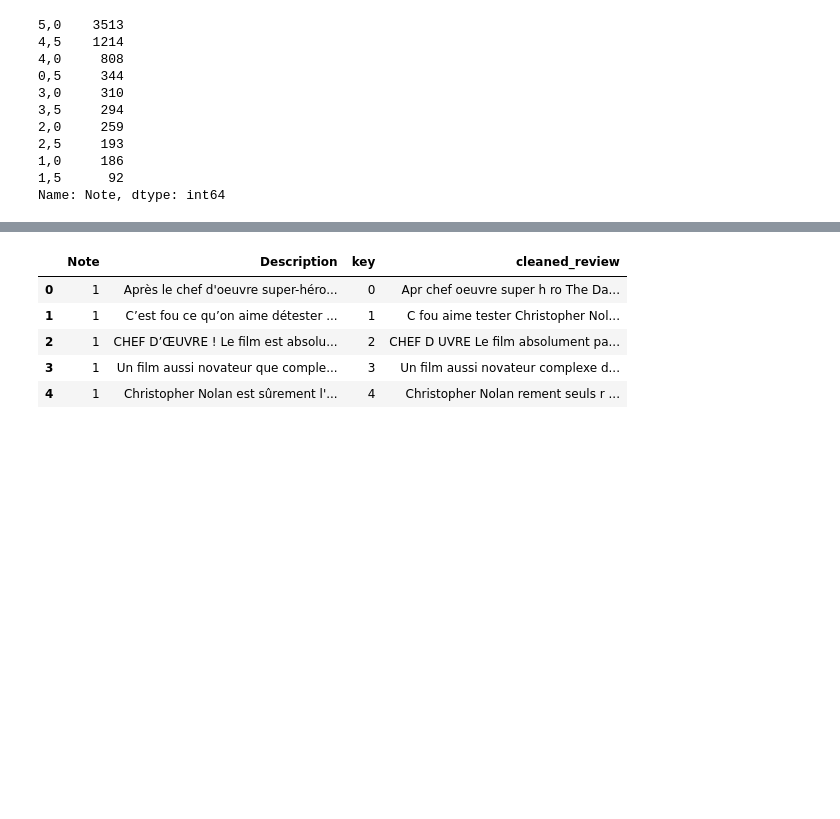
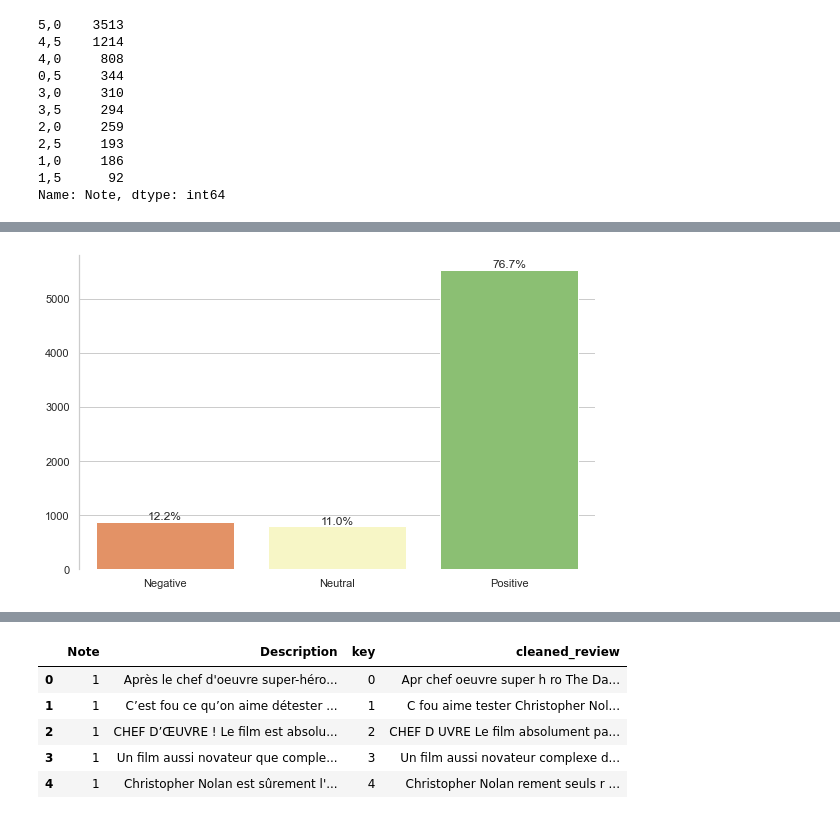
Before and after one commit to aggie7777/Jedha-Projects, a Jupyter notebook: Bloc4-analyse_unstructured_data/Analyse_sentiments_fre/allomovie_pen.ipynb, the cells around one changed output, grey strips where cells are left out. Cells and saved outputs as stored; diff of their text form; code cells hidden in the pictures; blank space fills up the shorter version.

```diff
--- a/Bloc4-analyse_unstructured_data/Analyse_sentiments_fre/allomovie_pen.ipynb
+++ b/Bloc4-analyse_unstructured_data/Analyse_sentiments_fre/allomovie_pen.ipynb
@@ -148 +171,28 @@ data.Note.value_counts()
 Name: Note, dtype: int64
+# %%
+plt.figure(figsize=(8,5))
+
+goodbad_palette = sns.color_palette("RdYlGn_r", n_colors=3)
+goodbad_palette.reverse()
+
+ax = sns.countplot(data=data, x='Note', palette=goodbad_palette)
+ax.set(xlabel='', ylabel='')
+ax.set_xticklabels(['Negative', 'Neutral', 'Positive'])
+
+# Frenquencies
+ncount = len(data)
+for p in ax.patches:
+    x=p.get_bbox().get_points()[:,0]
+    y=p.get_bbox().get_points()[1,1]
+    ax.annotate('{:.1f}%'.format(100.*y/ncount), (x.mean(), y),
+            ha='center', va='bottom') # set the alignment of the text
+
+# Finalize the plot
+sns.despine(bottom=True)
+plt.tight_layout(h_pad=2)
+
+# Saving plot
+fig = ax.get_figure()
+fig.savefig('polarity_frequency.png', dpi=200)
+# %% [output]
+[figure, added]
```
Also changed, not shown: parts of 22 cells of this notebook, 2 other files.
